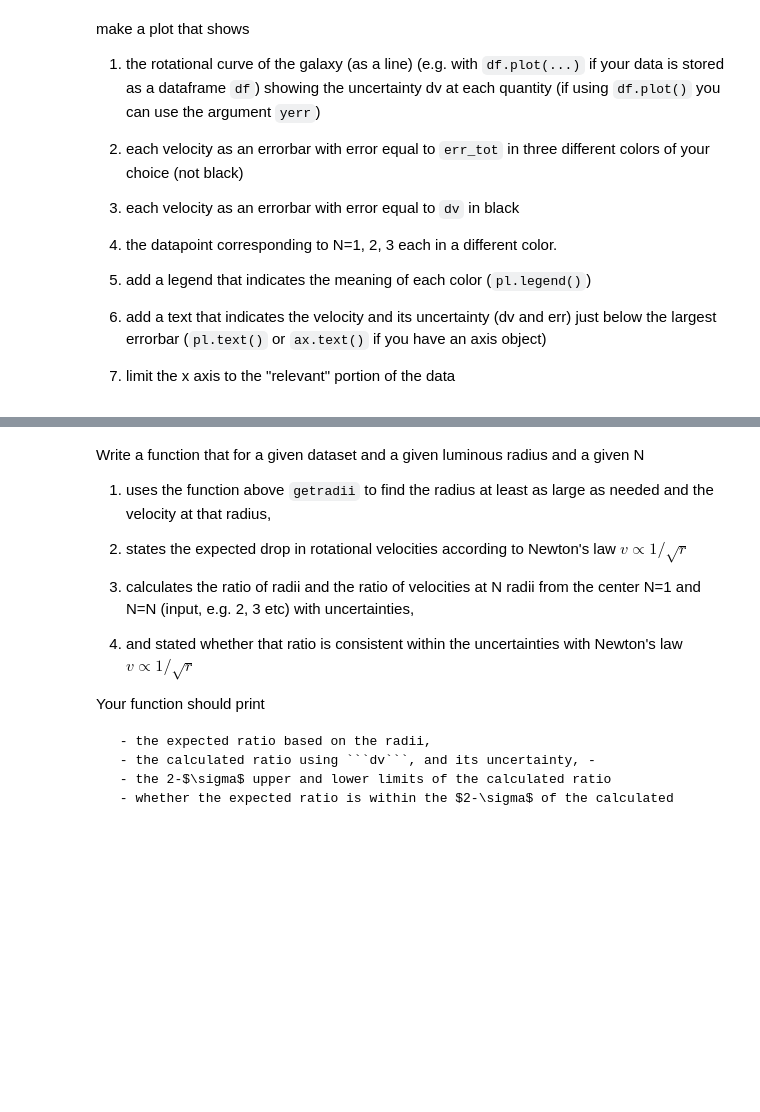
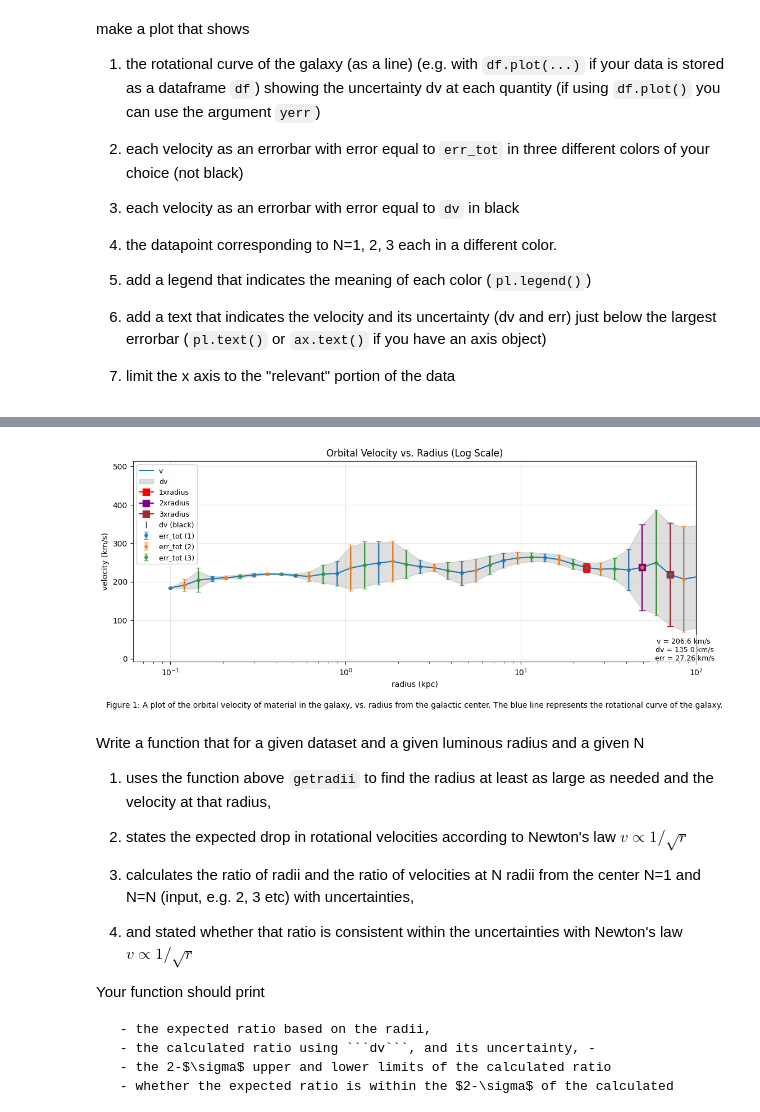
Before and after one commit to jarrodsb/DSPS_JBieber, a Jupyter notebook: HW4/Solution_MWrotCurve.ipynb, the cells around one changed output, grey strips where cells are left out. Drawn from its saved outputs; the diff is of its cells as text; code cells hidden in the pictures; blank space fills up the shorter version.

```diff
--- a/HW4/Solution_MWrotCurve.ipynb
+++ b/HW4/Solution_MWrotCurve.ipynb
@@ -421,3 +427,7 @@ plotGal(m31, m31Size.value + m31SizeError.value, limit);
+# %%
+plotGal(m31, m31Size.value + m31SizeError.value, limit, True);
+# %% [output]
+[figure, added]
 # %% [markdown]
 Write a function that for a given dataset and a given luminous radius and a given N
 
```
Also changed, not shown: parts of 3 cells of this notebook.
